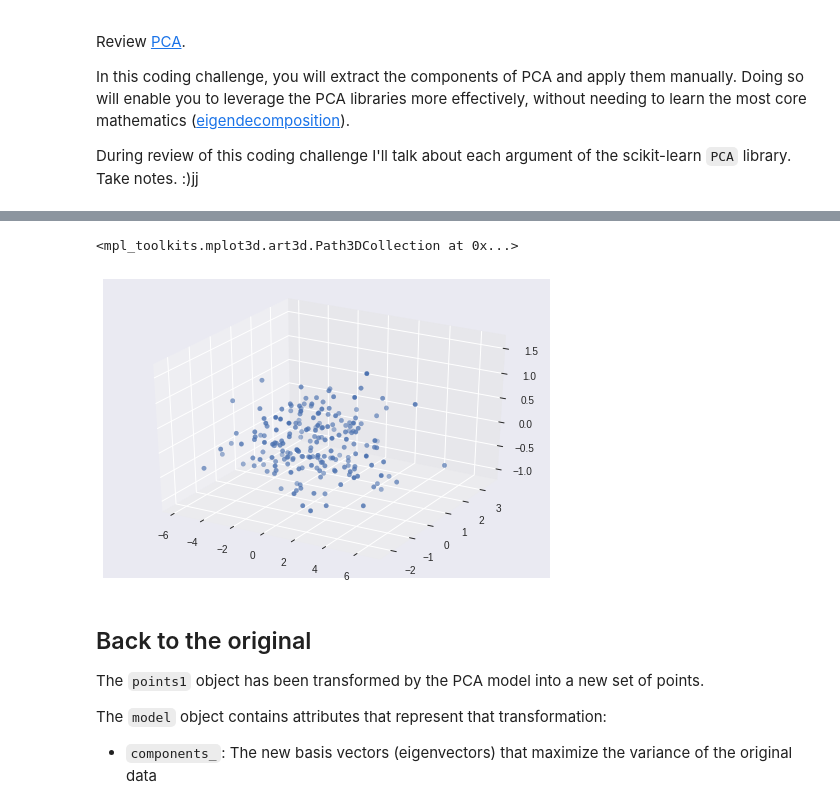
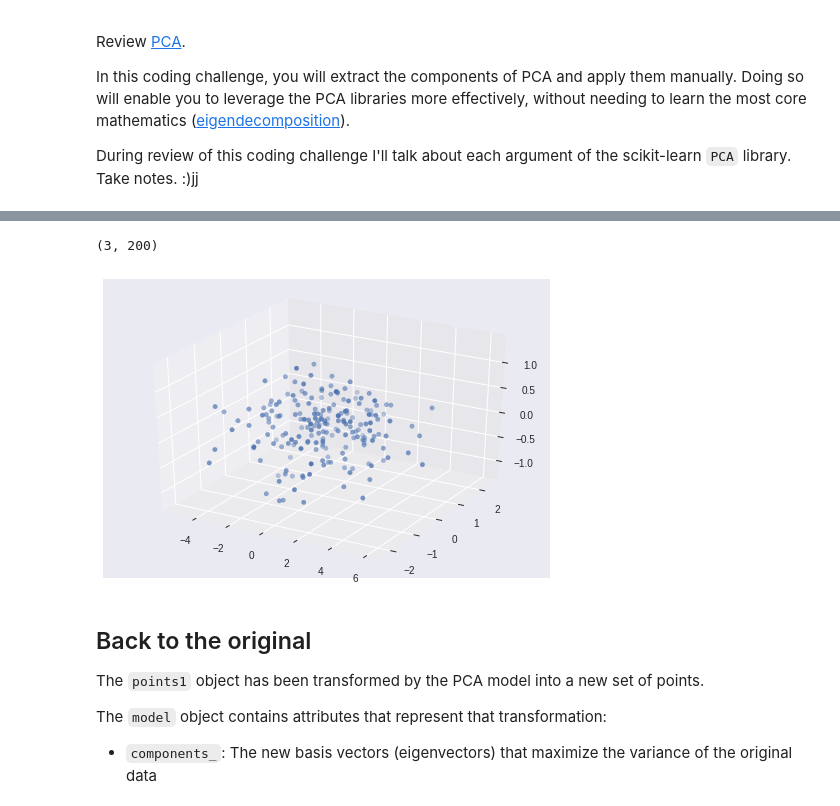
Before and after one commit to schwaaweb/aimlds1_03, a Jupyter notebook: Th03_CC_DJ_Principal_Components_Inverse_Coding_Challenge_Master.ipynb, the cells around one changed output, grey strips where cells are left out. Cells and saved outputs as stored; diff of their text form; code cells hidden in the pictures.

```diff
--- a/Th03_CC_DJ_Principal_Components_Inverse_Coding_Challenge_Master.ipynb
+++ b/Th03_CC_DJ_Principal_Components_Inverse_Coding_Challenge_Master.ipynb
@@ -33,18 +33,19 @@ ax.scatter(*points1.T)
 # %%
 # Use PCA
 from sklearn.decomposition import PCA
 
 model = PCA()
 model.fit(points1)
-points1 = model.transform(points1)
+points2 = model.transform(points1)
 fig = plt.figure()
 ax = fig.add_subplot(111, projection='3d')
-ax.scatter(*points1.T)
+ax.scatter(*points2.T)
+print(points2.T.shape)
 
 # The points are now better distributed, maximizing their variance or spread.
 # %% [output]
-<mpl_toolkits.mplot3d.art3d.Path3DCollection at 0x...>
+(3, 200)
-[figure, old version]
+[figure, new version]
 # %% [markdown]
 ## Back to the original
 
```
Also changed, not shown: parts of 3 cells of this notebook.
